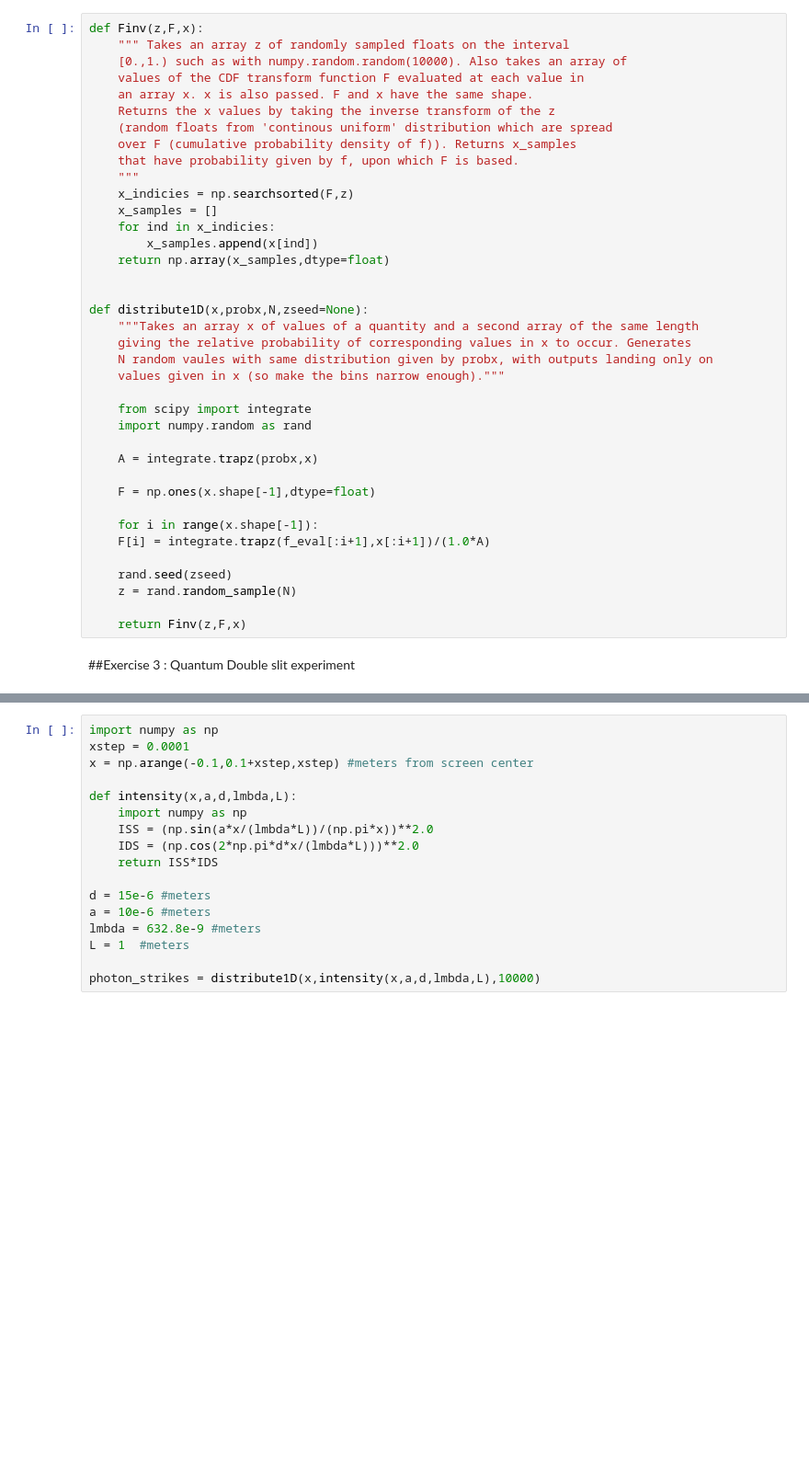
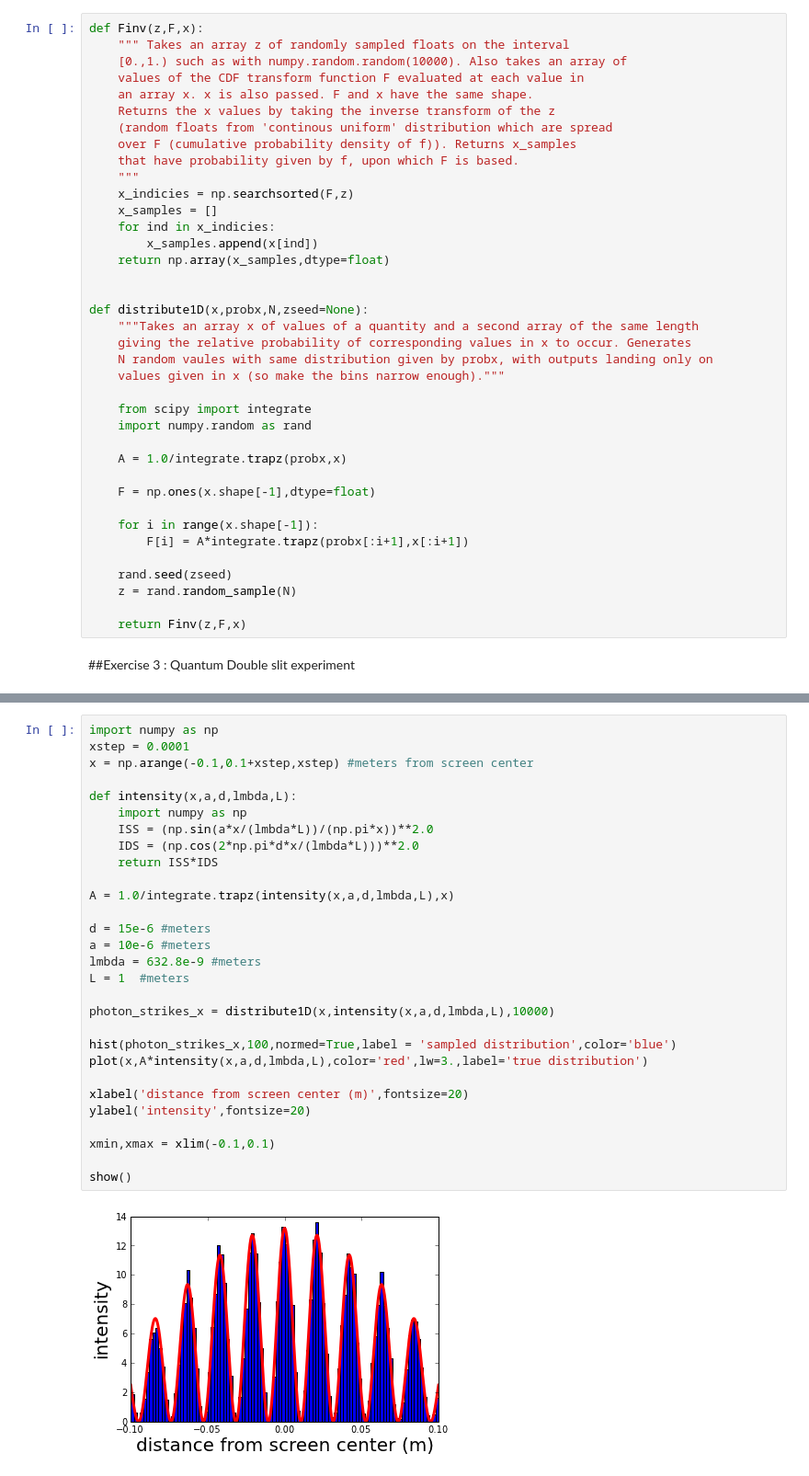
Before and after one commit to kbouch/PHYS202-S13, a Jupyter notebook: Week8/TuesThursActivities.ipynb, the cells around one changed output, grey strips where cells are left out. Shown: that part at 92% size. Drawn from its saved outputs; the diff is of its cells as text; blank space fills up the shorter version.

```diff
--- a/Week8/TuesThursActivities.ipynb
+++ b/Week8/TuesThursActivities.ipynb
@@ -227,12 +227,12 @@ def distribute1D(x,probx,N,zseed=None):
     from scipy import integrate
     import numpy.random as rand
 
-    A = integrate.trapz(probx,x)
+    A = 1.0/integrate.trapz(probx,x)
 
     F = np.ones(x.shape[-1],dtype=float)
 
     for i in range(x.shape[-1]):
-    F[i] = integrate.trapz(f_eval[:i+1],x[:i+1])/(1.0*A)
+        F[i] = A*integrate.trapz(probx[:i+1],x[:i+1])
 
     rand.seed(zseed)
     z = rand.random_sample(N)
@@ -243,17 +245,31 @@ def distribute1D(x,probx,N,zseed=None):
 # %%
 import numpy as np
 xstep = 0.0001
 x = np.arange(-0.1,0.1+xstep,xstep) #meters from screen center
 
 def intensity(x,a,d,lmbda,L):
     import numpy as np
     ISS = (np.sin(a*x/(lmbda*L))/(np.pi*x))**2.0
     IDS = (np.cos(2*np.pi*d*x/(lmbda*L)))**2.0
     return ISS*IDS
 
+A = 1.0/integrate.trapz(intensity(x,a,d,lmbda,L),x)
+
 d = 15e-6 #meters
 a = 10e-6 #meters
 lmbda = 632.8e-9 #meters
 L = 1  #meters
 
-photon_strikes = distribute1D(x,intensity(x,a,d,lmbda,L),10000)
+photon_strikes_x = distribute1D(x,intensity(x,a,d,lmbda,L),10000)
+
+hist(photon_strikes_x,100,normed=True,label = 'sampled distribution',color='blue')
+plot(x,A*intensity(x,a,d,lmbda,L),color='red',lw=3.,label='true distribution')
+
+xlabel('distance from screen center (m)',fontsize=20)
+ylabel('intensity',fontsize=20)
+
+xmin,xmax = xlim(-0.1,0.1)
+
+show()
+# %% [output]
+[figure, added]
```
Also changed, not shown: parts of 10 cells of this notebook.
